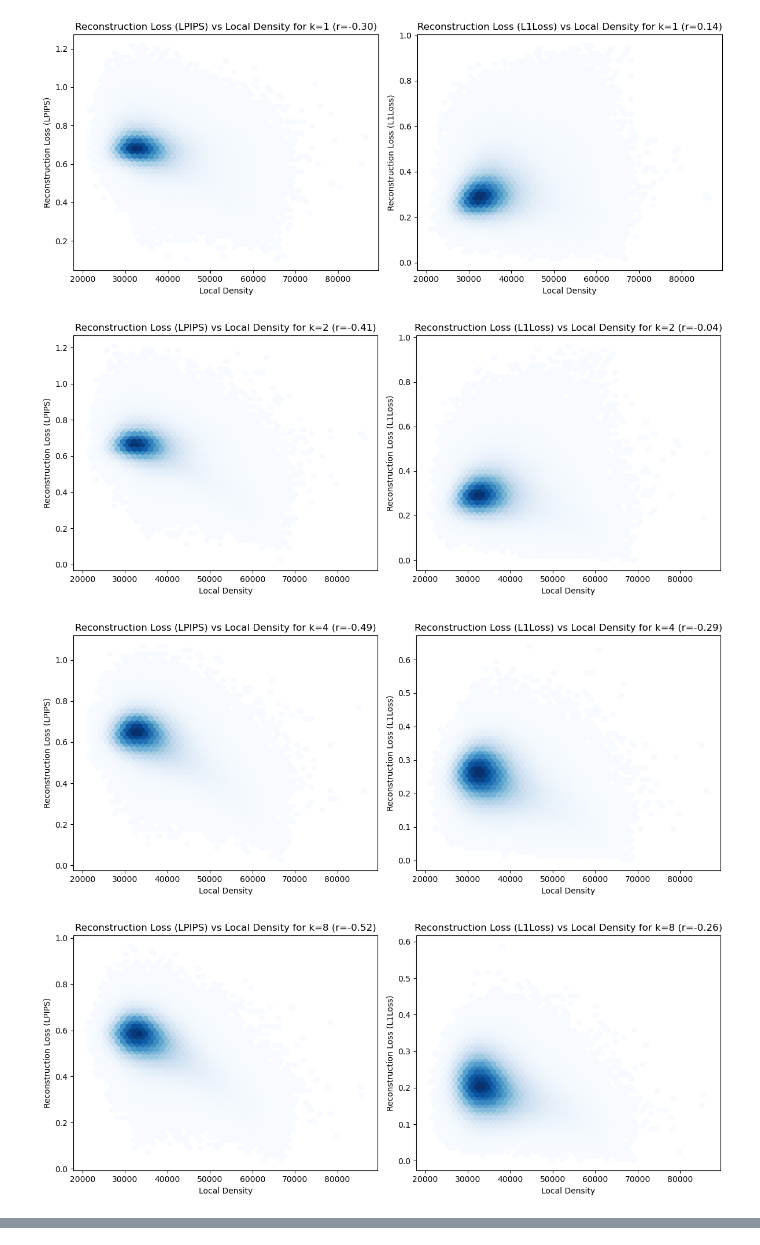
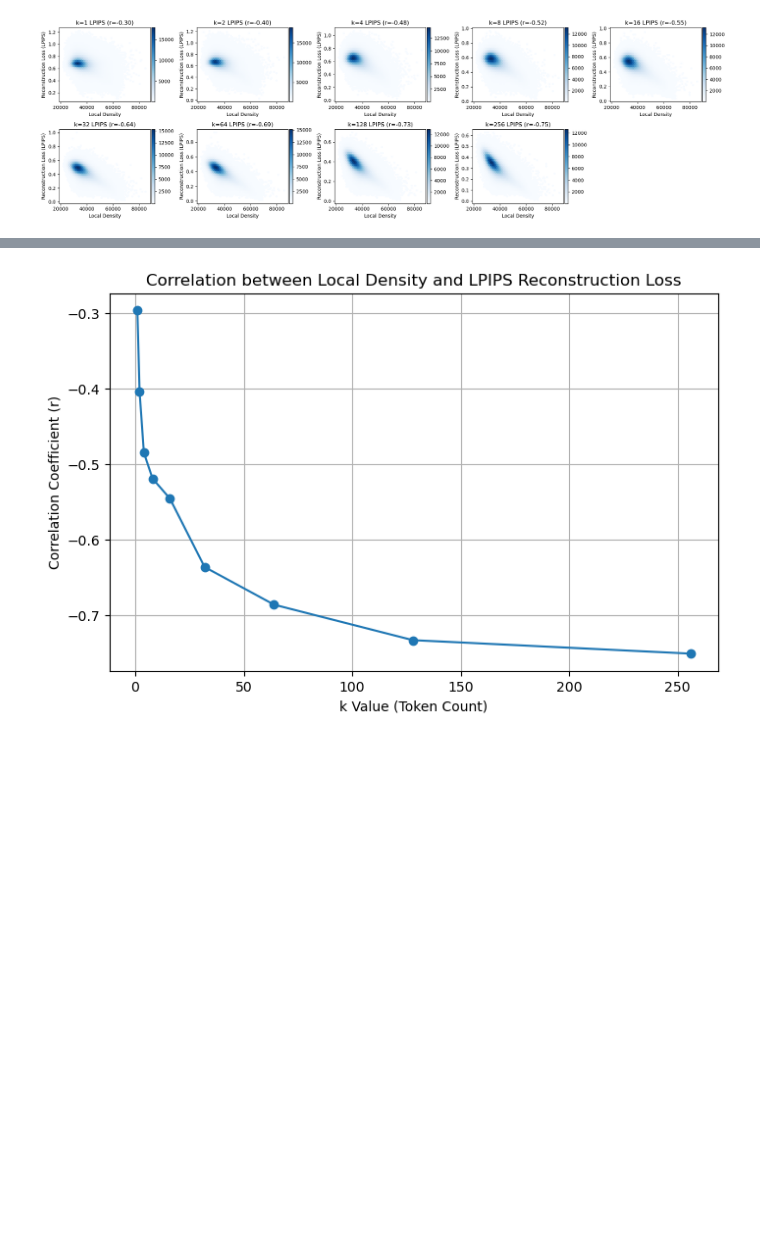
Before and after one commit to hevra01/thesis, a Jupyter notebook: notebooks/density_reconstruction_loss_relation.ipynb, the cells around one changed output, grey strips where cells are left out. Saved outputs shown, nothing was run; the diff lists cells and outputs as text; code cells hidden in the pictures; blank space fills up the shorter version.

```diff
--- a/notebooks/density_reconstruction_loss_relation.ipynb
+++ b/notebooks/density_reconstruction_loss_relation.ipynb
@@ -18,12 +41,12 @@ with open('/BS/data_mani_compress/work/thesis/thesis/data/datasets/densities_new
 # %%
 # read reconstruction loss json file
-with open('/BS/data_mani_compress/work/thesis/thesis/data/datasets/imagenet_reconstruction_losses_new/all_reconstruction_losses.json', 'r') as f:
+with open('/BS/data_mani_compress/work/thesis/thesis/data/datasets/imagenet_reconstruction_losses/train/all_reconstruction_losses.json', 'r') as f:
     reconst_losses = json.load(f)
 # %%
 # this dataset holds the image_id, k_value, reconstruction_losses and optionally LID, density, edge ratio
-dataset = ReconstructionDataset_Heuristic(
+dataset_1 = ReconstructionDataset_Heuristic(
     reconstruction_data=reconst_losses,
-    local_density_information=density_data,
+    local_density_information=token_256,
     error_key=['LPIPS', 'L1Loss']
 )
 # %%
@@ -33,37 +56,44 @@ print(dataset[0])
 # %%
-# show teh relation between density and reconstruction loss for different k_values
+
 
 k_values = [1, 2, 4, 8, 16, 32, 64, 128, 256]
-for k in k_values:
-    densities = []
+ncols   = 5
+nrows   = int(math.ceil(len(k_values) / ncols))
+
+fig, axes = plt.subplots(nrows, ncols, figsize=(ncols * 4, nrows * 3), squeeze=False)
+axes_flat = axes.flatten()
+
+corr = []
+
+for idx, k in enumerate(k_values):
+    ax = axes_flat[idx]
+    densities    = []
     losses_lpips = []
-    losses_l1 = []
-    for data_point in dataset:
+    for data_point in dataset_1:
         if data_point['k_value'] == k:
             densities.append(data_point['local_density'])
             losses_lpips.append(data_point['LPIPS'])
-            losses_l1.append(data_point['L1Loss'])
-    plt.figure(figsize=(12,5))
-    plt.subplot(1,2,1)
-    plt.hexbin(densities, losses_lpips, gridsize=50, cmap='Blues', mincnt=1)
-    # also find the pearson correlation coefficient
+
+    # First hexbin: LPIPS vs density
+    hb1 = ax.hexbin(densities, losses_lpips, gridsize=50, cmap='Blues', mincnt=1)
     if len(densities) > 1:
-        corr = np.corrcoef(densities, losses_lpips)[0, 1]
-        plt.title(f'Reconstruction Loss (LPIPS) vs Local Density for k={k} (r={corr:.2f})')
-    plt.xlabel('Local Density')
-    plt.ylabel('Reconstruction Loss (LPIPS)')
+        corr1 = np.corrcoef(densities, losses_lpips)[0, 1]
+    else:
+        corr1 = float('nan')
+    ax.set_title(f"k={k} LPIPS (r={corr1:.2f})")
+    ax.set_xlabel('Local Density')
+    ax.set_ylabel('Reconstruction Loss (LPIPS)')
 
-    plt.subplot(1,2,2)
-    plt.hexbin(densities, losses_l1, gridsize=50, cmap='Blues', mincnt=1)
-    plt.xlabel('Local Density')
-    plt.ylabel('Reconstruction Loss (L1Loss)')
-    if len(densities) > 1:
-        corr = np.corrcoef(densities, losses_l1)[0, 1]
-        plt.title(f'Reconstruction Loss (L1Loss) vs Local Density for k={k} (r={corr:.2f})')
-    plt.tight_layout()
-    plt.show()
+    corr.append(corr1)
+
+    # Optionally add a colorbar for the first hexbin
+    fig.colorbar(hb1, ax=ax, orientation='vertical', pad=0.01, fraction=0.05)
+
+# Hide unused subplots (if grid larger than number of k_values)
+for j in range(len(k_values), nrows * ncols):
+    fig.delaxes(axes_flat[j])
+
+plt.tight_layout()
+plt.show()
 # %% [output]
-[figure, old version]
+[figure, new version]
-[figure, removed]
-[figure, removed]
-[figure, removed]
@@ -161,0 +100,12 @@ class ReconstructionDataset_Heuristic(Dataset):
+# %%
+# plot correlation vs k_values
+plt.figure(figsize=(8, 5))
+plt.plot(k_values, corr, marker='o')
+#plt.xscale('log', base=2)
+plt.xlabel('k Value (Token Count)')
+plt.ylabel('Correlation Coefficient (r)')
+plt.title('Correlation between Local Density and LPIPS Reconstruction Loss')
+plt.grid(True)
+plt.show()
+# %% [output]
+[figure, added]
```
Also changed, not shown: parts of 5 cells of this notebook, 5 other files.
